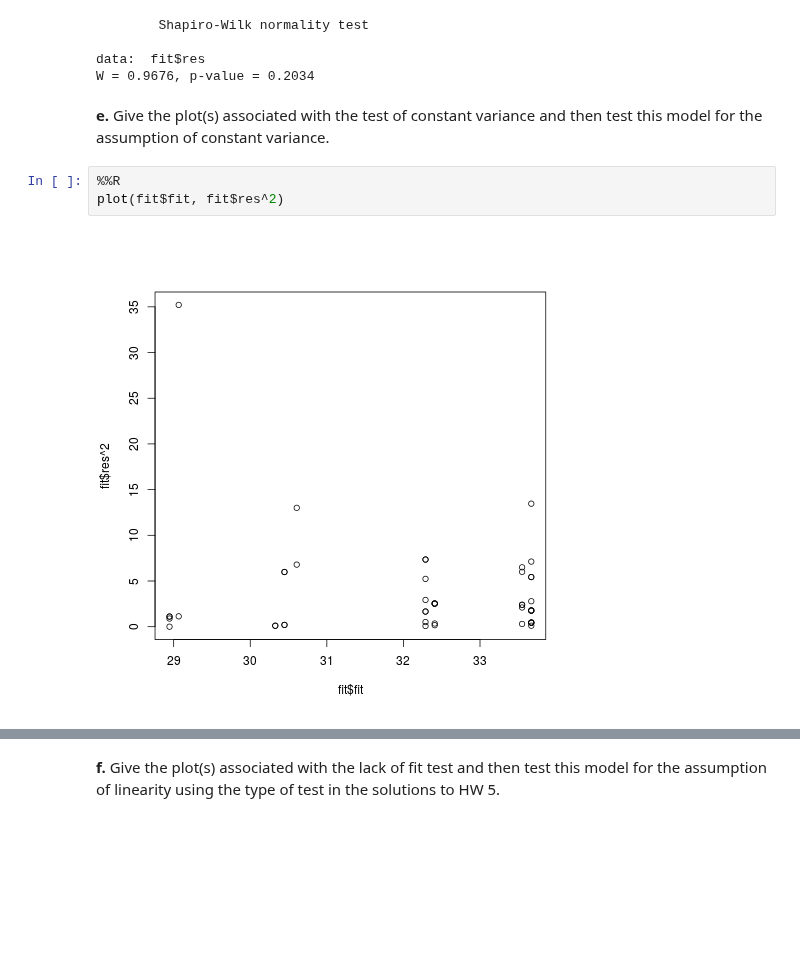
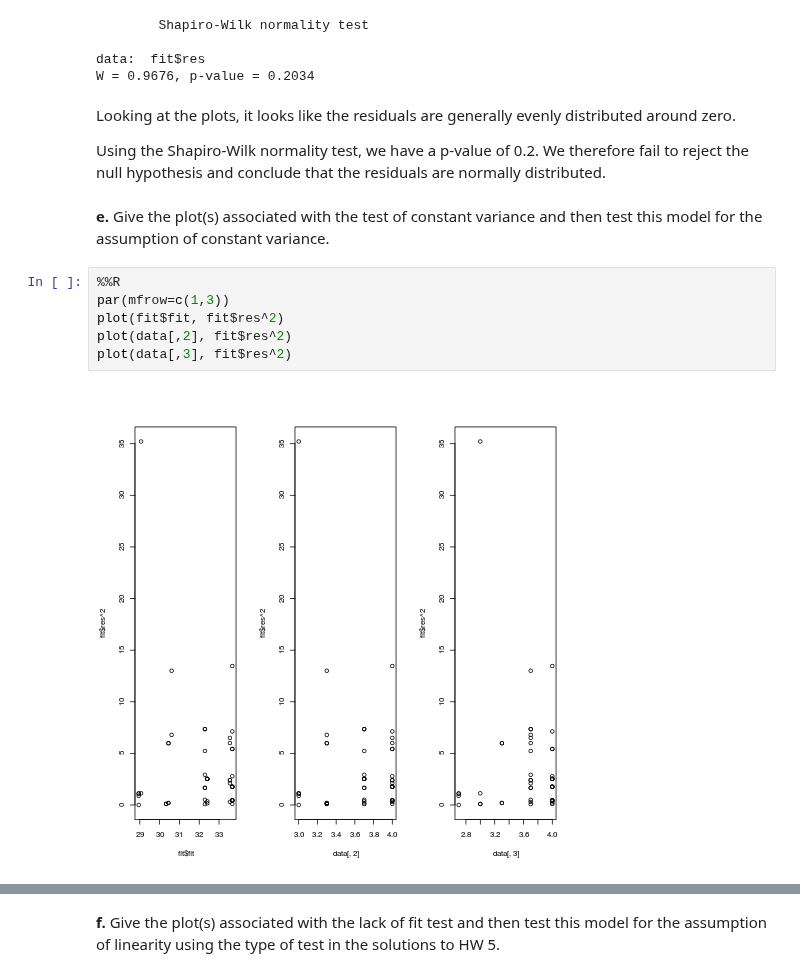
Before and after one commit to Chuphay/school, a Jupyter notebook: regression/Take Home Test #1.ipynb, the cells around one changed output, grey strips where cells are left out. Cells and saved outputs as stored; diff of their text form; blank space fills up the shorter version.

Commit message:
take home test

```diff
--- a/regression/Take Home Test #1.ipynb
+++ b/regression/Take Home Test #1.ipynb
@@ -135,11 +163,18 @@ shapiro.test(fit$res)
 
 data:  fit$res
 W = 0.9676, p-value = 0.2034
+# %% [markdown]
+Looking at the plots, it looks like the residuals are generally evenly distributed around zero.
+
+Using the Shapiro-Wilk normality test, we have a p-value of 0.2. We therefore fail to reject the null hypothesis and conclude that the residuals are normally distributed.
 # %% [markdown]
 <b>e.</b> Give the plot(s) associated with the test of constant variance and then test this
 model for the assumption of constant variance.
 # %%
 %%R
+par(mfrow=c(1,3))
 plot(fit$fit, fit$res^2)
+plot(data[,2], fit$res^2)
+plot(data[,3], fit$res^2)
 # %% [output]
-[figure, old version]
+[figure, new version]
```
Also changed, not shown: parts of 32 cells of this notebook, 1 other file.
